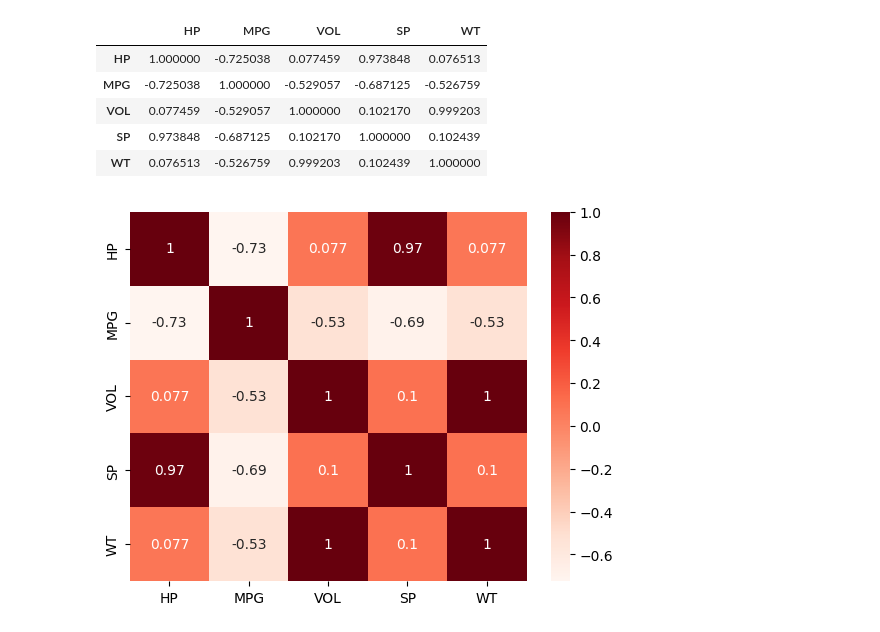
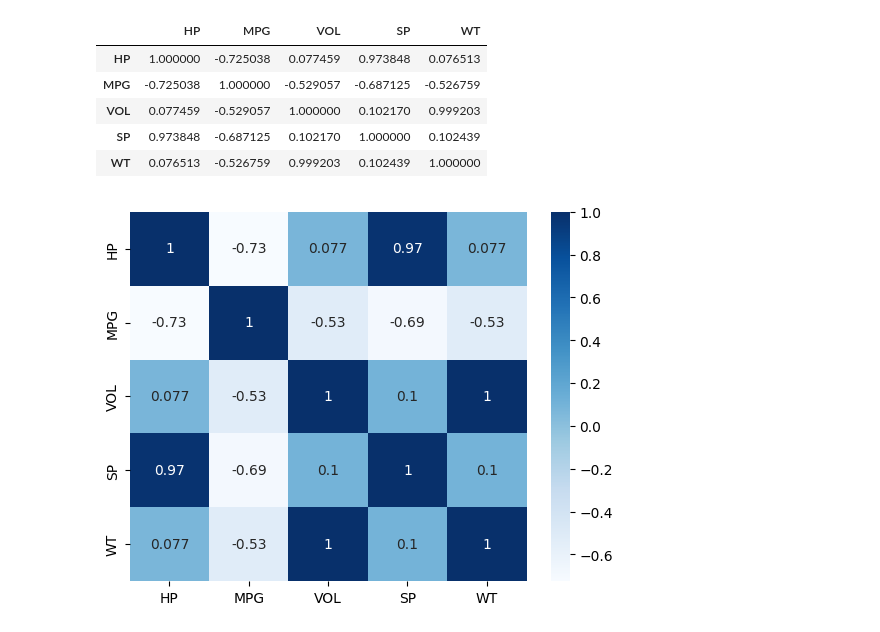
Before and after one commit to LokeshPanuganti15/Python, a Jupyter notebook: DAY_19.ipynb, the cells around one changed output. Cells and saved outputs as stored; diff of their text form; code cells hidden in the pictures.

```diff
--- a/DAY_19.ipynb
+++ b/DAY_19.ipynb
@@ -173,7 +173,7 @@ cars.corr()
 | SP | 0.973848 | -0.687125 | 0.102170 | 1.000000 | 0.102439 |
 | WT | 0.076513 | -0.526759 | 0.999203 | 0.102439 | 1.000000 |
 # %%
-sns.heatmap(cars.corr(),cmap="Reds",annot=True)
+sns.heatmap(cars.corr(),cmap="Blues",annot=True)
 plt.show()
 # %% [output]
-[figure, old version]
+[figure, new version]
```
Also changed, not shown: parts of 6 cells of this notebook.
